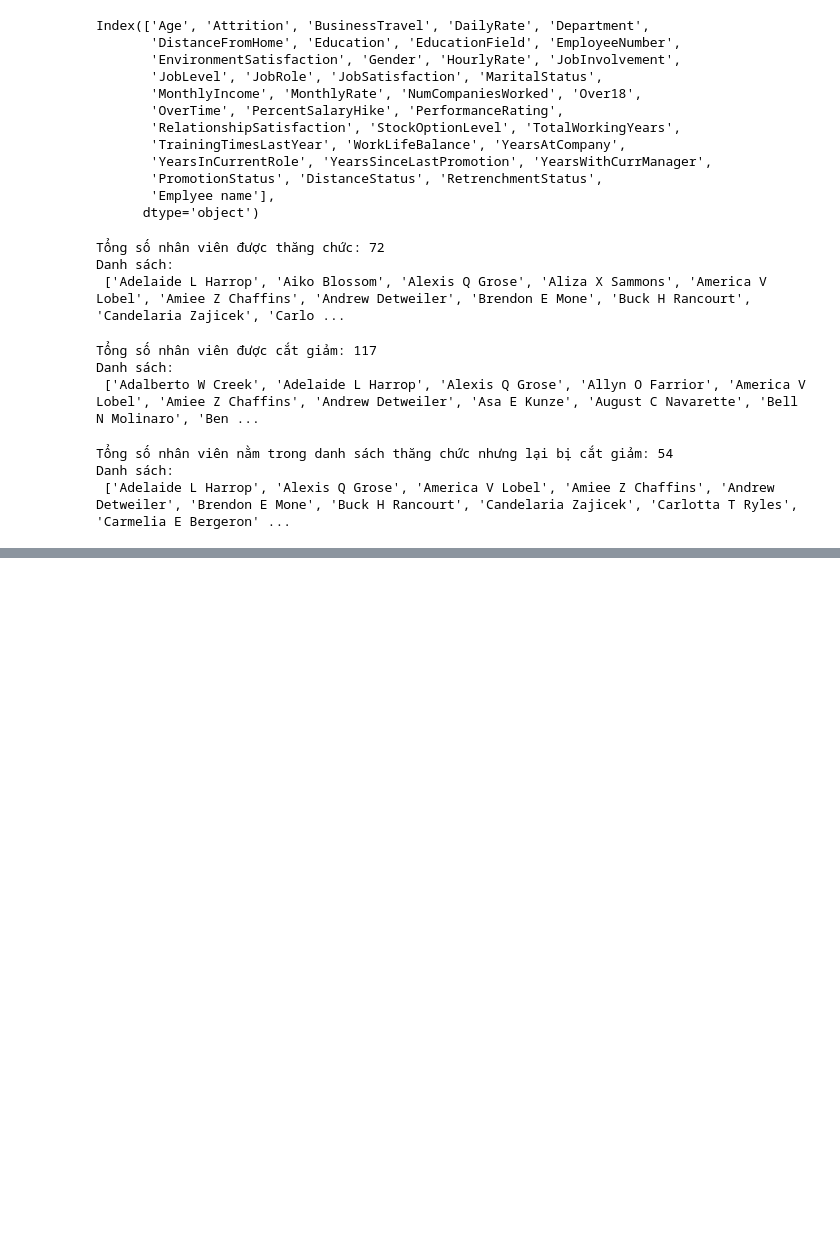
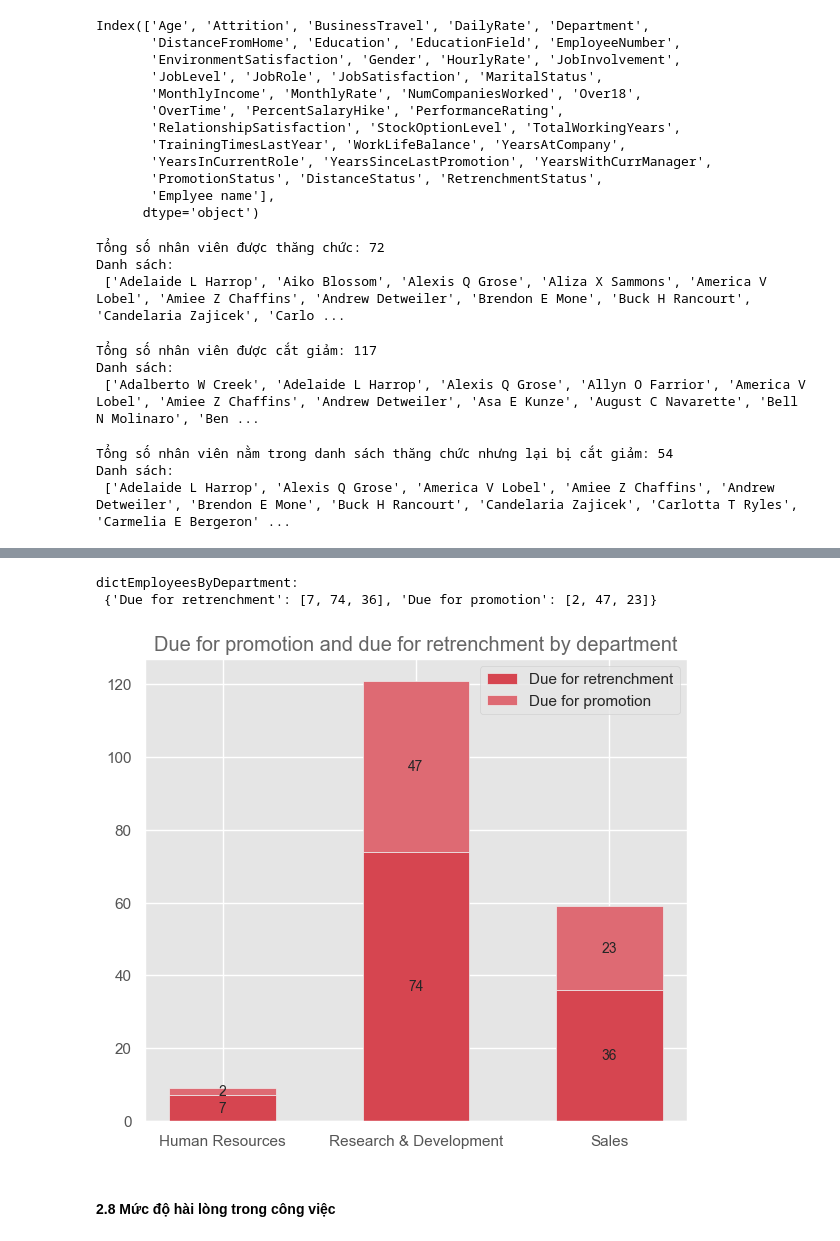
Before and after one commit to daominhthuan42/mindx-data-analytics-bootcamp, a Jupyter notebook: 00_MODULE_1/FINAL_PROJECT/02_PYTHON/FINAL_PROJECT.ipynb, the cells around one changed output, grey strips where cells are left out. Saved outputs shown, nothing was run; the diff lists cells and outputs as text; code cells hidden in the pictures; blank space fills up the shorter version.

```diff
--- a/00_MODULE_1/FINAL_PROJECT/02_PYTHON/FINAL_PROJECT.ipynb
+++ b/00_MODULE_1/FINAL_PROJECT/02_PYTHON/FINAL_PROJECT.ipynb
@@ -477,0 +483,9 @@ Danh sách:
+# %%
+# LẤY RA SỐ NHÂN VIÊN SẼ ĐƯỢC CẮT GIẢM
+# LỌC DỮ LIỆU VỚI ĐIỀU KIỆN RetrenchmentStatus LÀ "Will be retrenched"
+filterRetrenchmentStatus = dfFinal[dfFinal['RetrenchmentStatus'] == "Will be retrenched"]
+# GROUP BY THEO CỘT 'Department', VÀ TÍNH TỔNG SỐ NHÂN VIÊN
+totalEmployeesRetrenchmentByDepartment = filterRetrenchmentStatus.groupby('Department').agg(
+             totalEmployees = ('RetrenchmentStatus', 'count')
+)
+totalEmployeesRetrenchmentByDepartment
@@ -477,0 +498,9 @@ Danh sách:
+# %%
+# LẤY RA SỐ NHÂN VIÊN SẼ ĐƯỢC THĂNG CHỨC
+# LỌC DỮ LIỆU VỚI ĐIỀU KIỆN PromotionStatus LÀ "Due for promotion"
+filterPromotionStatus = dfFinal[dfFinal['PromotionStatus'] == "Due for promotion"]
+# GROUP BY THEO CỘT 'Department', VÀ TÍNH TỔNG SỐ NHÂN VIÊN
+totalEmployeesPromotionByDepartment = filterPromotionStatus.groupby('Department').agg(
+             totalEmployees = ('PromotionStatus', 'count')
+)
+totalEmployeesPromotionByDepartment
@@ -477,0 +513,31 @@ Danh sách:
+# %%
+# TẠO 1 DICTIONARY VỚI 2 KEY LÀ "Due for promotion" VÀ "Due for retrenchment"
+# Due for promotion: LIST CHỨA  GIÁ TRỊ SỐ NHÂN VIÊN THĂNG CHỨC
+# Due for retrenchment: LIST CHỨA NHÂN VIÊN CẮT GIẢM.
+dictEmployeesByDepartment = {}
+dictEmployeesByDepartment["Due for retrenchment"] = totalEmployeesRetrenchmentByDepartment['totalEmployees'].tolist()
+dictEmployeesByDepartment["Due for promotion"] = totalEmployeesPromotionByDepartment['totalEmployees'].tolist()
+print(f"dictEmployeesByDepartment:\n {dictEmployeesByDepartment}")
+# %% [output]
+dictEmployeesByDepartment:
+ {'Due for retrenchment': [7, 74, 36], 'Due for promotion': [2, 47, 23]}
+# %%
+# SỬ DỤNG STACKED BAR ĐỂ TRỰC QUAN HÓA
+plt.figure(figsize=(7, 6))
+bar1 = plt.bar(nameDepartment, dictEmployeesByDepartment['Due for retrenchment'], width= 0.55, label = "Due for retrenchment",
+               color = '#d64550')
+bar2 = plt.bar(nameDepartment, dictEmployeesByDepartment['Due for promotion'], width= 0.55, label = "Due for promotion",
+                color = '#de6a73', bottom=dictEmployeesByDepartment['Due for retrenchment'])
+for b1, b2 in zip(bar1, bar2):
+    height1 = b1.get_height()
+    height2 = b2.get_height()
+    plt.text(b1.get_x() + b1.get_width()/2, height1/2, height1, ha = "center", va = "center")
+    plt.text(b2.get_x() + b2.get_width()/2, height1 + height2/2, height2, ha = "center", va = "center")
+
+plt.title("Due for promotion and due for retrenchment by department", color = "#666666")
+plt.legend()
+plt.show()
+# %% [output]
+[figure, added]
+# %% [markdown]
+#### <b> 2.8 Mức độ hài lòng trong công việc
```
Also changed, not shown: parts of 25 cells of this notebook, 1 other file.
